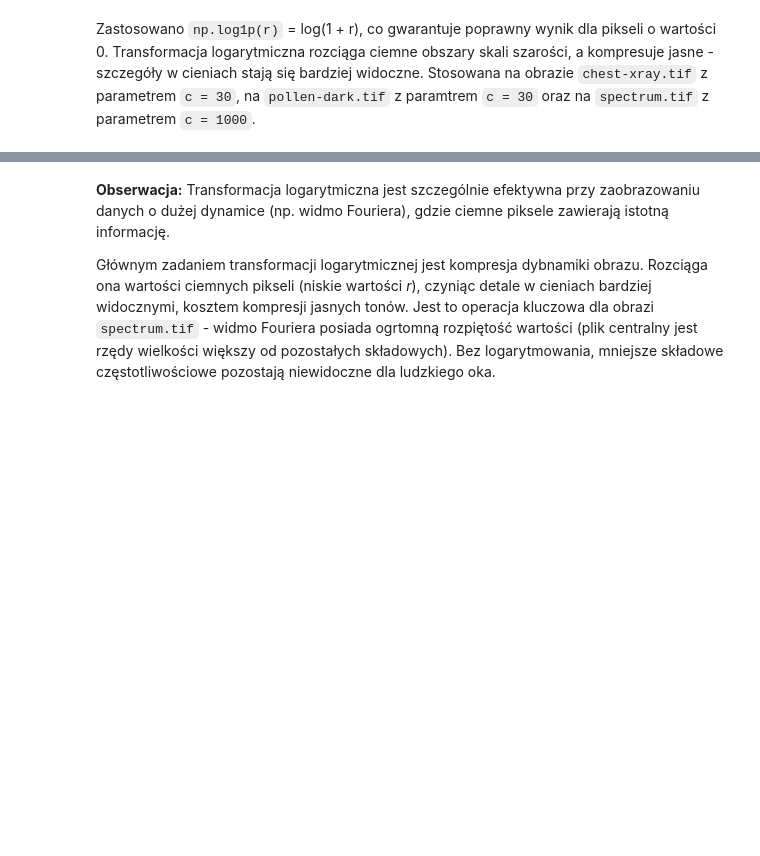
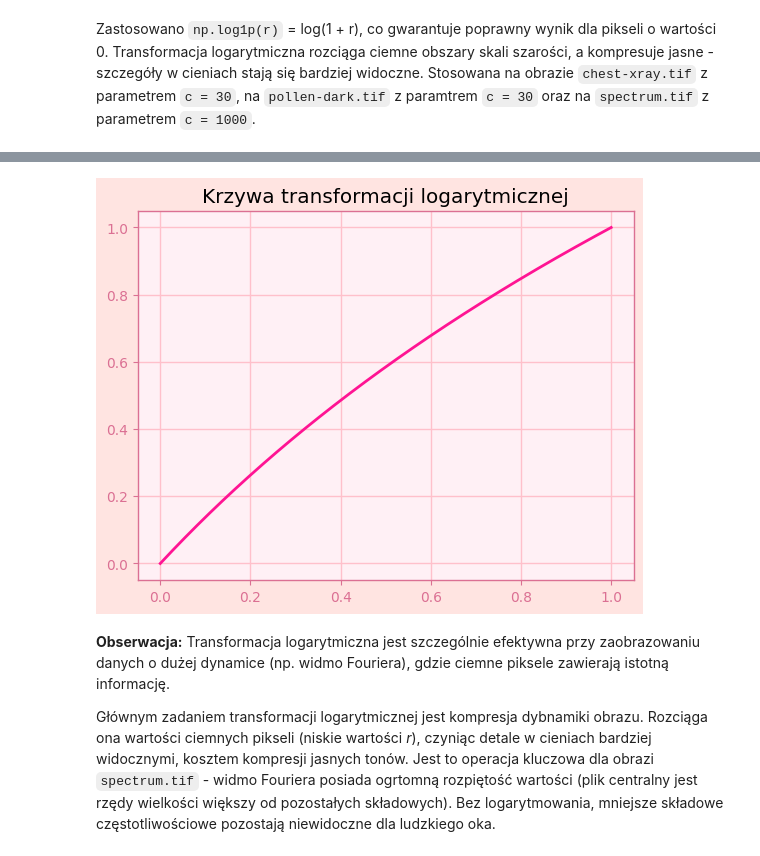
Before and after one commit to DamianRyczko/CPSiO, a Jupyter notebook: OBRAZY/obrazy.ipynb, the cells around one changed output, grey strips where cells are left out. Cells and saved outputs as stored; diff of their text form; code cells hidden in the pictures; blank space fills up the shorter version.

```diff
--- a/OBRAZY/obrazy.ipynb
+++ b/OBRAZY/obrazy.ipynb
@@ -422,6 +432,22 @@ HBox(children=(Button(button_style='info', description='Update', style=ButtonSty
     <img src="plot_stills/plot15.png" width="90%" style="border: 2px solid #FFB6C1; border-radius: 10px;">
     <p style="color: #DB7093; font-style: italic;">Rysunek 15: Interaktywny podgląd pliku spectrum.tiff po transformacji logarytmicznej (Wersja statyczna).</p>
 </div>
+# %%
+r = np.linspace(0, 1, 256)
+
+# calculate c for normalized range [0, 1]
+c = 1 / np.log(1 + 1)
+
+# Calculate output values (np.log1p is safer than log(1+x))
+s = c * np.log1p(r)
+
+# Plot the graph
+plt.plot(r, s, color='deeppink', linewidth=2)
+plt.title("Krzywa transformacji logarytmicznej")
+plt.grid(color='pink', linestyle='-', linewidth=1)
+plt.show()
+# %% [output]
+[figure, added]
 # %% [markdown]
 **Obserwacja:** Transformacja logarytmiczna jest szczególnie efektywna przy zaobrazowaniu danych o dużej dynamice (np. widmo Fouriera), gdzie ciemne piksele zawierają istotną informację.
 
```
Also changed, not shown: parts of 29 cells of this notebook.
